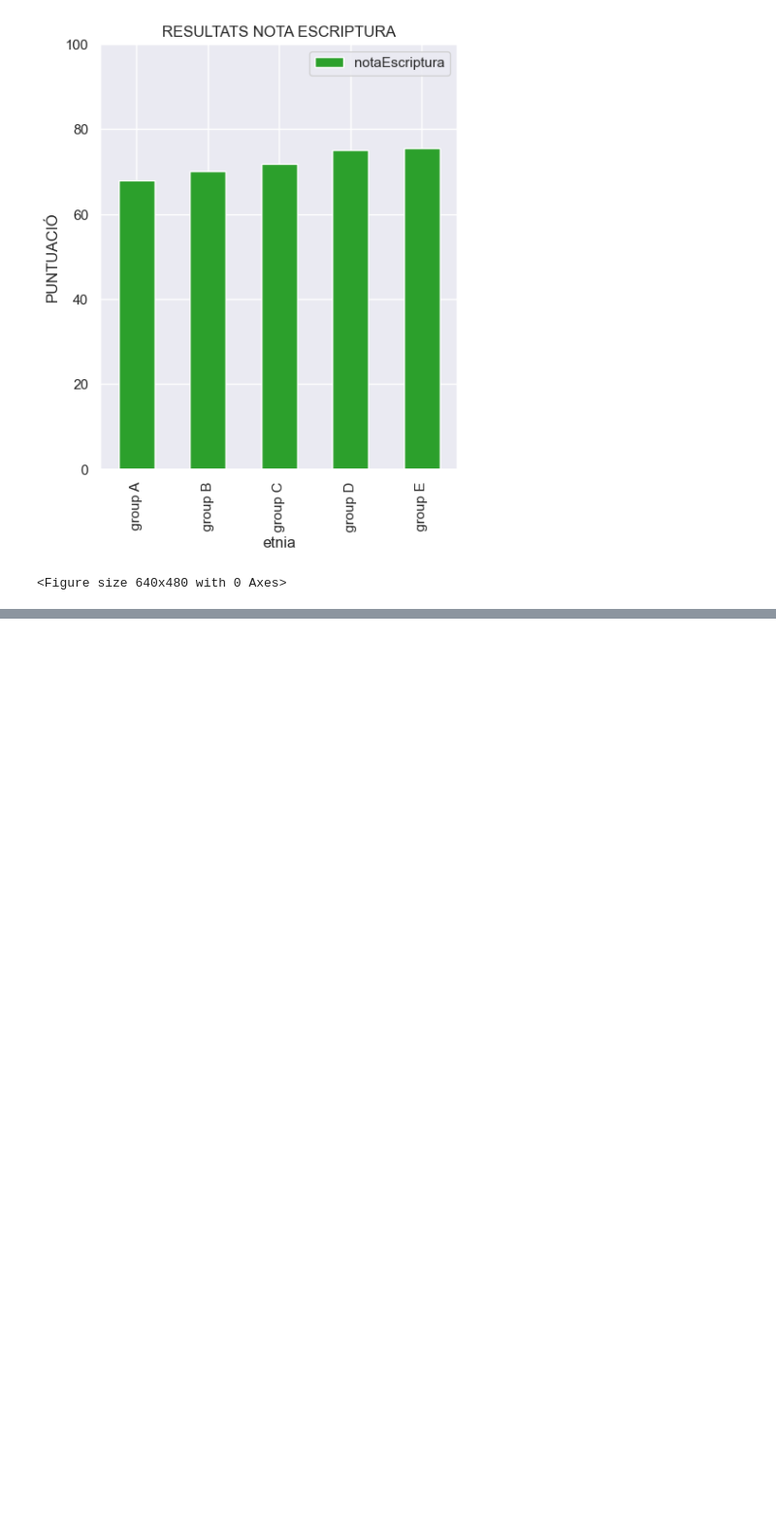
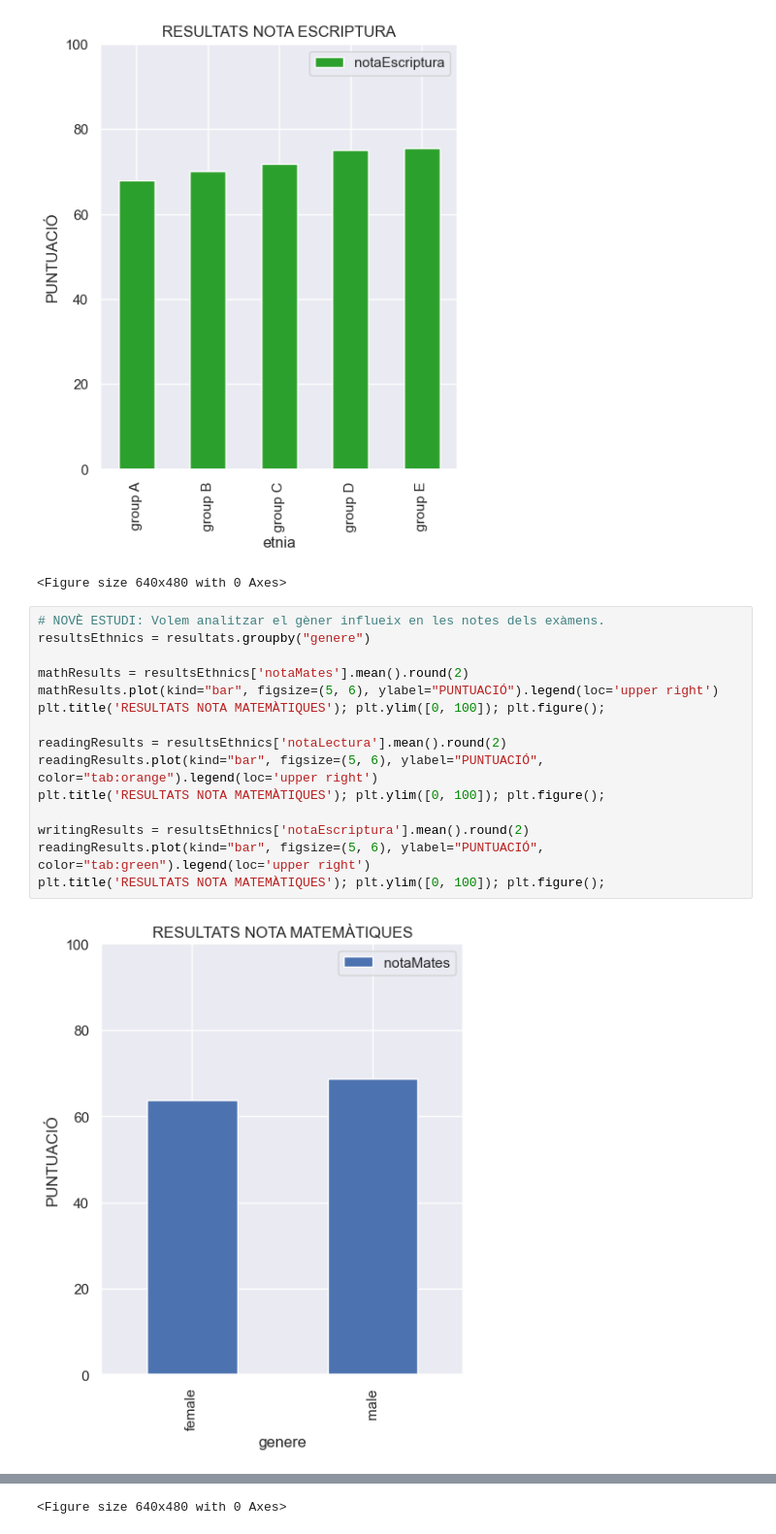
Before and after one commit to nicoguerin/bigdata, a Jupyter notebook: projecte_xavi_arechavala_nico_guerin.ipynb, the cells around one changed output, grey strips where cells are left out. Shown at 97% size. Cells and saved outputs as stored; diff of their text form; blank space fills up the shorter version.

```diff
--- a/projecte_xavi_arechavala_nico_guerin.ipynb
+++ b/projecte_xavi_arechavala_nico_guerin.ipynb
@@ -284,3 +284,20 @@ plt.title('RESULTATS NOTA ESCRIPTURA'); plt.ylim([0, 100]); plt.figure();
 [figure]
 [figure]
 <Figure size 640x480 with 0 Axes>
+# %%
+# NOVÈ ESTUDI: Volem analitzar el gèner influeix en les notes dels exàmens.
+resultsEthnics = resultats.groupby("genere")
+
+mathResults = resultsEthnics['notaMates'].mean().round(2)
+mathResults.plot(kind="bar", figsize=(5, 6), ylabel="PUNTUACIÓ").legend(loc='upper right')
+plt.title('RESULTATS NOTA MATEMÀTIQUES'); plt.ylim([0, 100]); plt.figure();
+
+readingResults = resultsEthnics['notaLectura'].mean().round(2)
+readingResults.plot(kind="bar", figsize=(5, 6), ylabel="PUNTUACIÓ", color="tab:orange").legend(loc='upper right')
+plt.title('RESULTATS NOTA MATEMÀTIQUES'); plt.ylim([0, 100]); plt.figure();
+
+writingResults = resultsEthnics['notaEscriptura'].mean().round(2)
+readingResults.plot(kind="bar", figsize=(5, 6), ylabel="PUNTUACIÓ", color="tab:green").legend(loc='upper right')
+plt.title('RESULTATS NOTA MATEMÀTIQUES'); plt.ylim([0, 100]); plt.figure();
+# %% [output]
+[figure, added]
@@ -286,0 +306 @@ plt.title('RESULTATS NOTA ESCRIPTURA'); plt.ylim([0, 100]); plt.figure();
+<Figure size 640x480 with 0 Axes>
```
Also changed, not shown: parts of 1 cell of this notebook.
